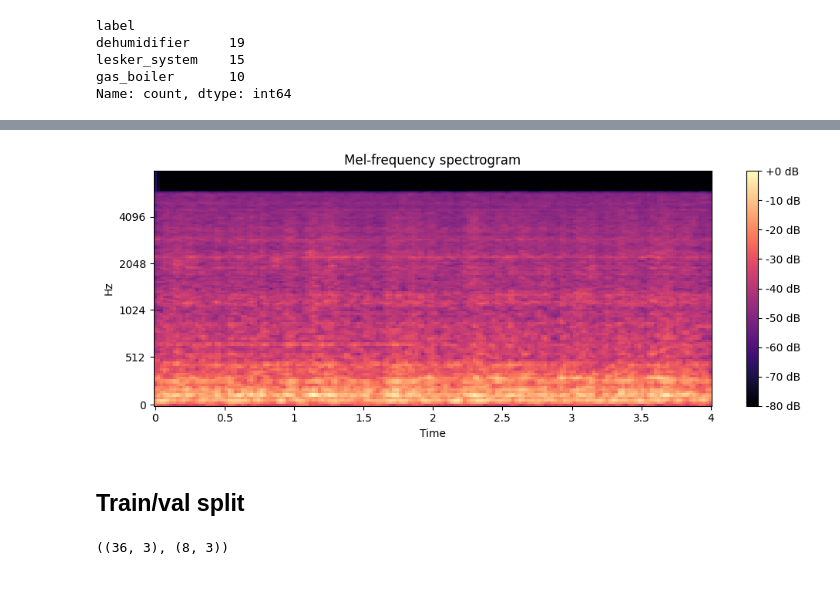
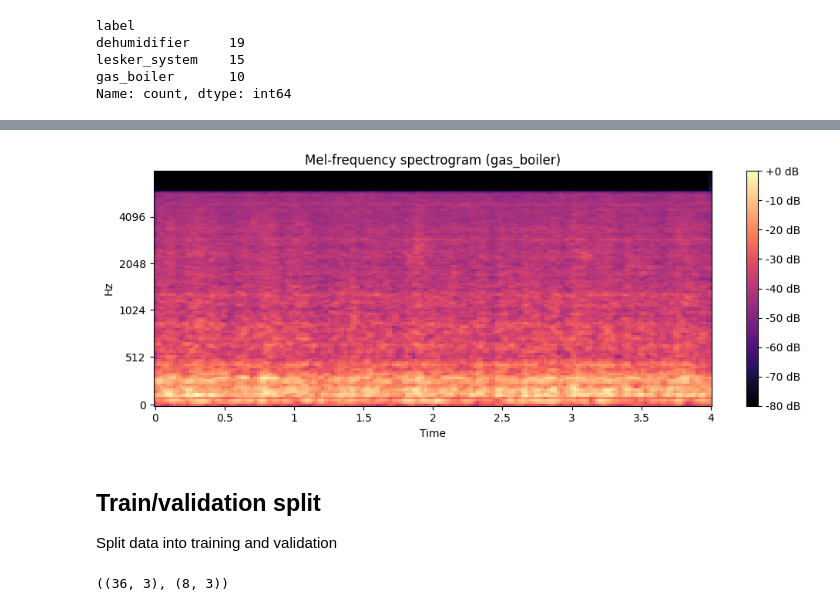
Before and after one commit to farthornas/labear, a Jupyter notebook: notebooks/finetune.ipynb, the cells around one changed output, grey strips where cells are left out. Cells and saved outputs as stored; diff of their text form; code cells hidden in the pictures.

```diff
--- a/notebooks/finetune.ipynb
+++ b/notebooks/finetune.ipynb
@@ -80,19 +81,19 @@ def play_sample_of(cls: str, random_state=None):
     sample = get_sample_of(cls, random_state)
     return play_sample(sample)
 # %%
-def plot_spectrogram(filepath):
+def plot_spectrogram(filepath, title=None):
     y, sr = librosa.load(filepath)
     S = librosa.feature.melspectrogram(y=y, sr=sr)
     S_dB = librosa.power_to_db(S, ref=np.max)
     plt.figure(figsize=(10, 4))
     librosa.display.specshow(S_dB, x_axis='time', y_axis='mel', sr=sr, fmax=8000)
     plt.colorbar(format='%+2.0f dB')
-    plt.title('Mel-frequency spectrogram')
+    plt.title(f'Mel-frequency spectrogram ({title})')
     plt.tight_layout()
     plt.show()
 
-def show_sample(sample):
-    plot_spectrogram(sample.filepath)
+def show_sample(sample, **kwargs):
+    plot_spectrogram(sample.filepath, **kwargs)
 
 def show_sample_of(cls: str, random_state=None):
     sample = get_sample_of(cls, random_state)
@@ -125,10 +126,12 @@ play_sample(samp)
 [interactive output not drawn]
 # %%
-show_sample(samp)
+show_sample(samp, title="gas_boiler")
 # %% [output]
-[figure, old version]
+[figure, new version]
 # %% [markdown]
-## Train/val split
+## Train/validation split
+
+Split data into training and validation
 # %%
 from sklearn.model_selection import train_test_split
 # %%
```
Also changed, not shown: parts of 67 cells of this notebook.
